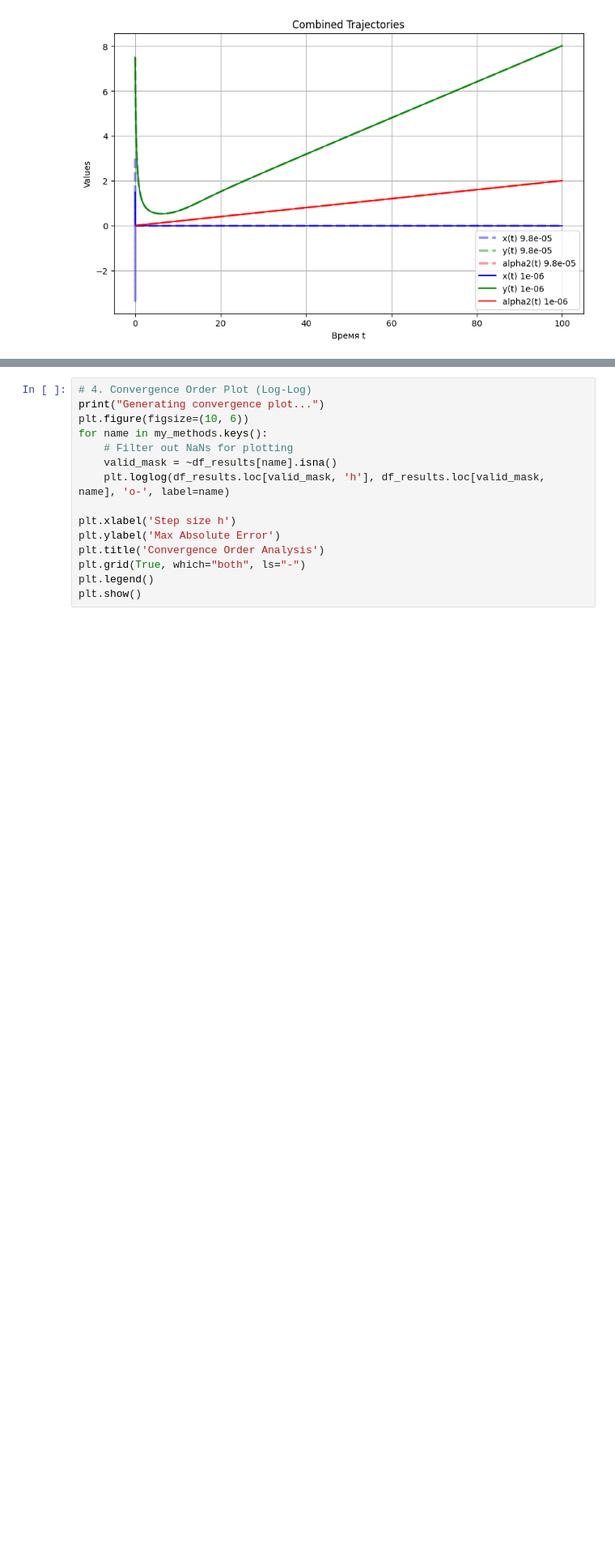
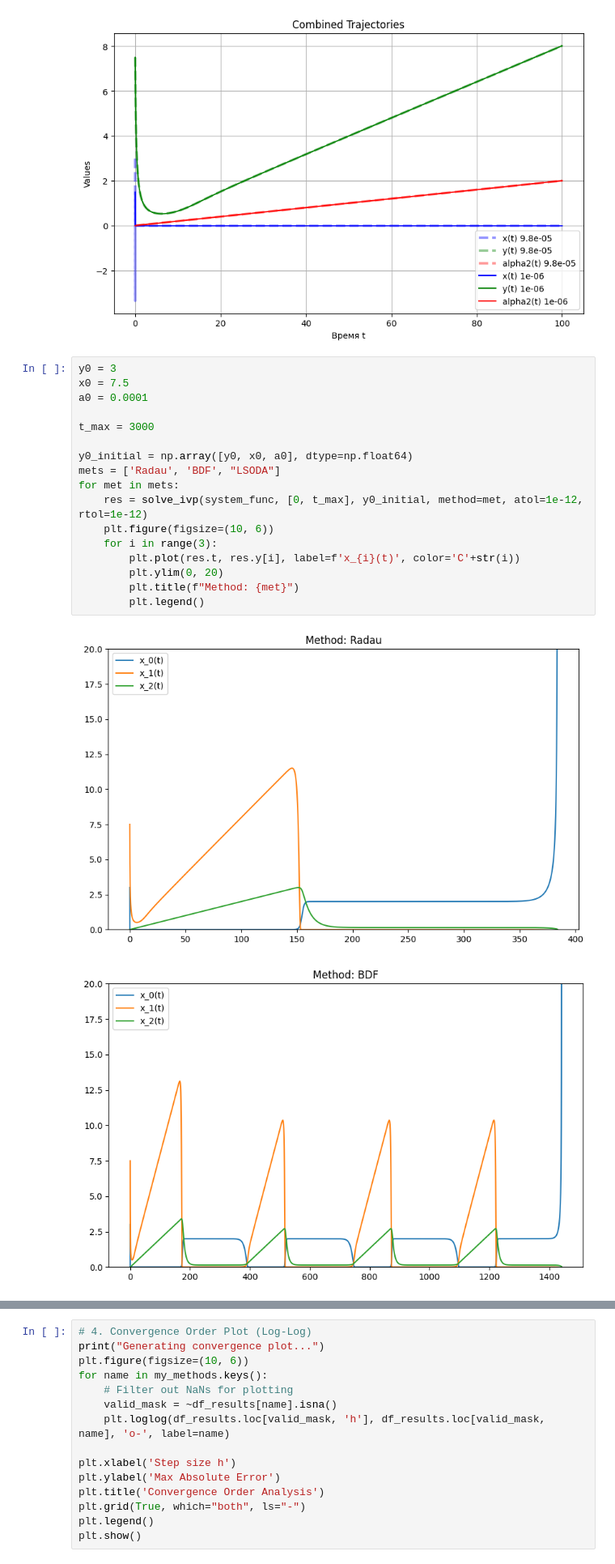
Before and after one commit to Tisuder/NM-population-evolution, a Jupyter notebook: main.ipynb, the cells around one changed output, grey strips where cells are left out. Shown at 81% size. Saved outputs shown, nothing was run; the diff lists cells and outputs as text; blank space fills up the shorter version.

Commit message:
Extra plots

```diff
--- a/main.ipynb
+++ b/main.ipynb
@@ -486,3 +486,23 @@ draw_plots(y0_initial, t_max=t_max, h=0.000_001, method=gear_4,  ls='-')
 Gear: In average, it took 2 iterations per step for convergence.
 Gear: In average, it took 1 iterations per step for convergence.
 [figure]
+# %%
+y0 = 3
+x0 = 7.5
+a0 = 0.0001
+
+t_max = 3000
+
+y0_initial = np.array([y0, x0, a0], dtype=np.float64)
+mets = ['Radau', 'BDF', "LSODA"]
+for met in mets:
+    res = solve_ivp(system_func, [0, t_max], y0_initial, method=met, atol=1e-12, rtol=1e-12)
+    plt.figure(figsize=(10, 6))
+    for i in range(3):
+        plt.plot(res.t, res.y[i], label=f'x_{i}(t)', color='C'+str(i))
+        plt.ylim(0, 20)
+        plt.title(f"Method: {met}")
+        plt.legend()
+# %% [output]
+[figure, added]
+[figure, added]
```
Also changed, not shown: parts of 1 cell of this notebook.
